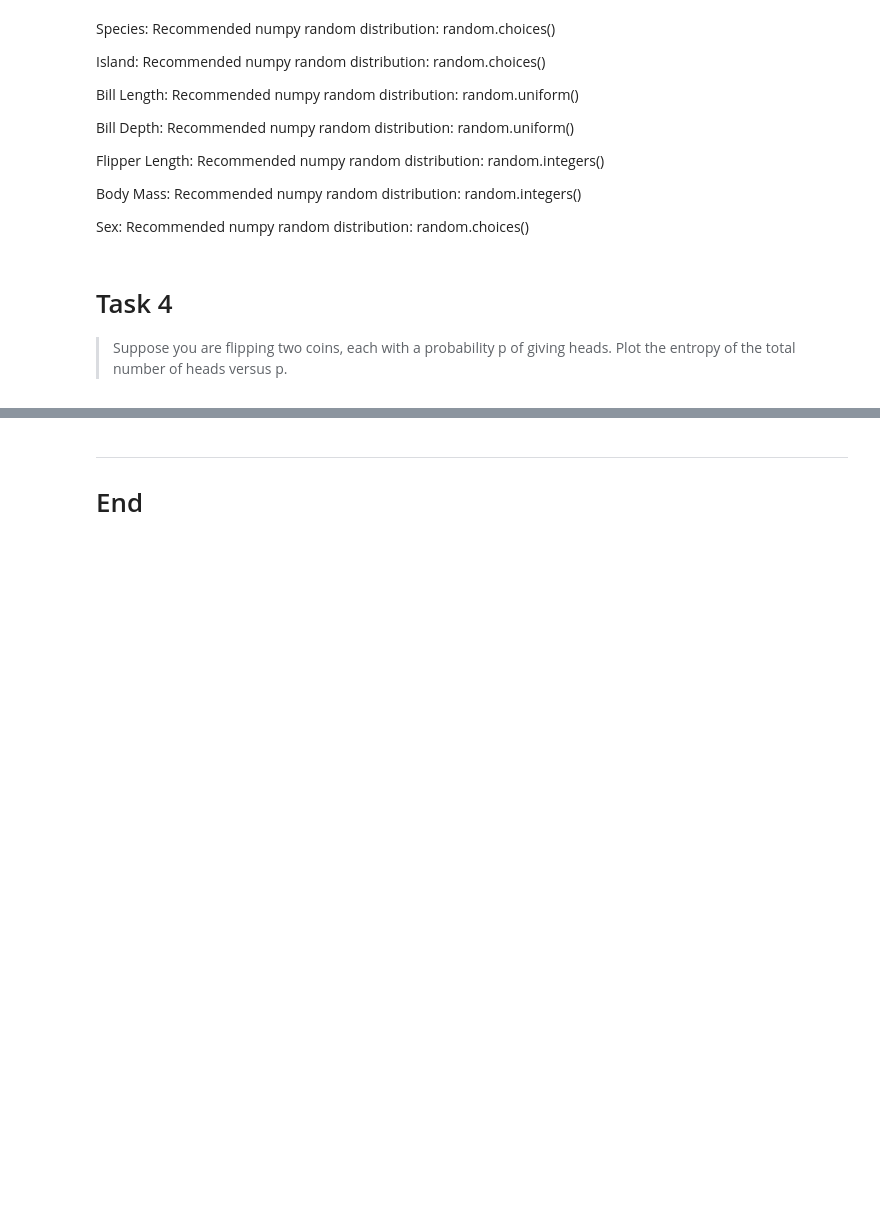
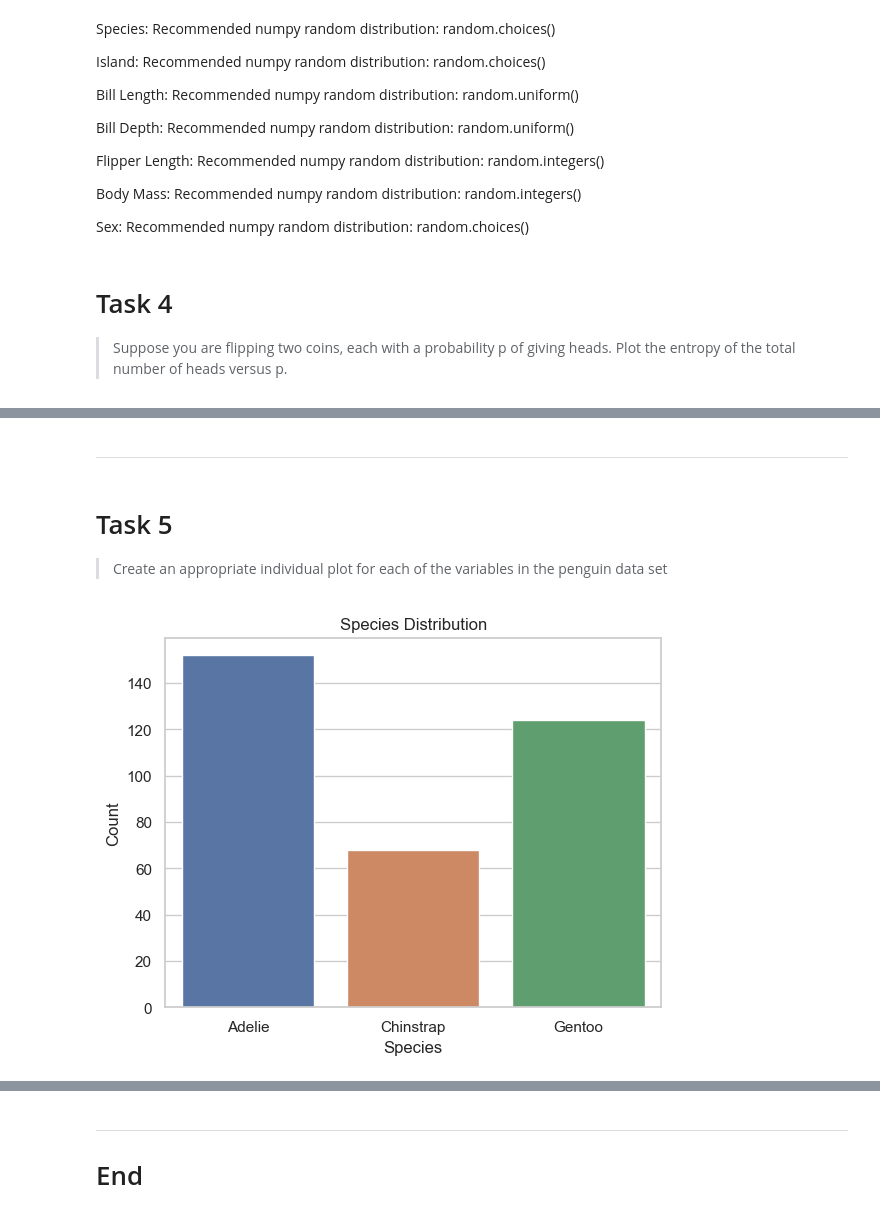
Before and after one commit to frankquinn89/Fundamentals_of_Data_Analysis, a Jupyter notebook: tasks.ipynb, the cells around one changed output, grey strips where cells are left out. Cells and saved outputs as stored; diff of their text form; code cells hidden in the pictures; blank space fills up the shorter version.

Commit message:
added Task 5 and penguin dataset

```diff
--- a/tasks.ipynb
+++ b/tasks.ipynb
@@ -146,0 +147,22 @@ plt.show()
+# %% [markdown]
+***
+# %% [markdown]
+# Task 5
+
+> Create an appropriate individual plot for each of the variables in
+the penguin data set
+# %%
+import matplotlib.pyplot as plt
+import seaborn as sns
+import pandas as pd
+data = pd.read_csv("data/penguin.csv", sep=",", header = None, names= ["species","island","bill_length_mm","bill_depth_mm","flipper_length_mm","body_mass_g","sex"])
+
+
+# Plot for Species
+sns.countplot(x="species", data=data)
+plt.title("Species Distribution")
+plt.xlabel("Species")
+plt.ylabel("Count")
+plt.show()
+# %% [output]
+[figure, added]
```
Also changed, not shown: parts of 7 cells of this notebook, 1 other file.
